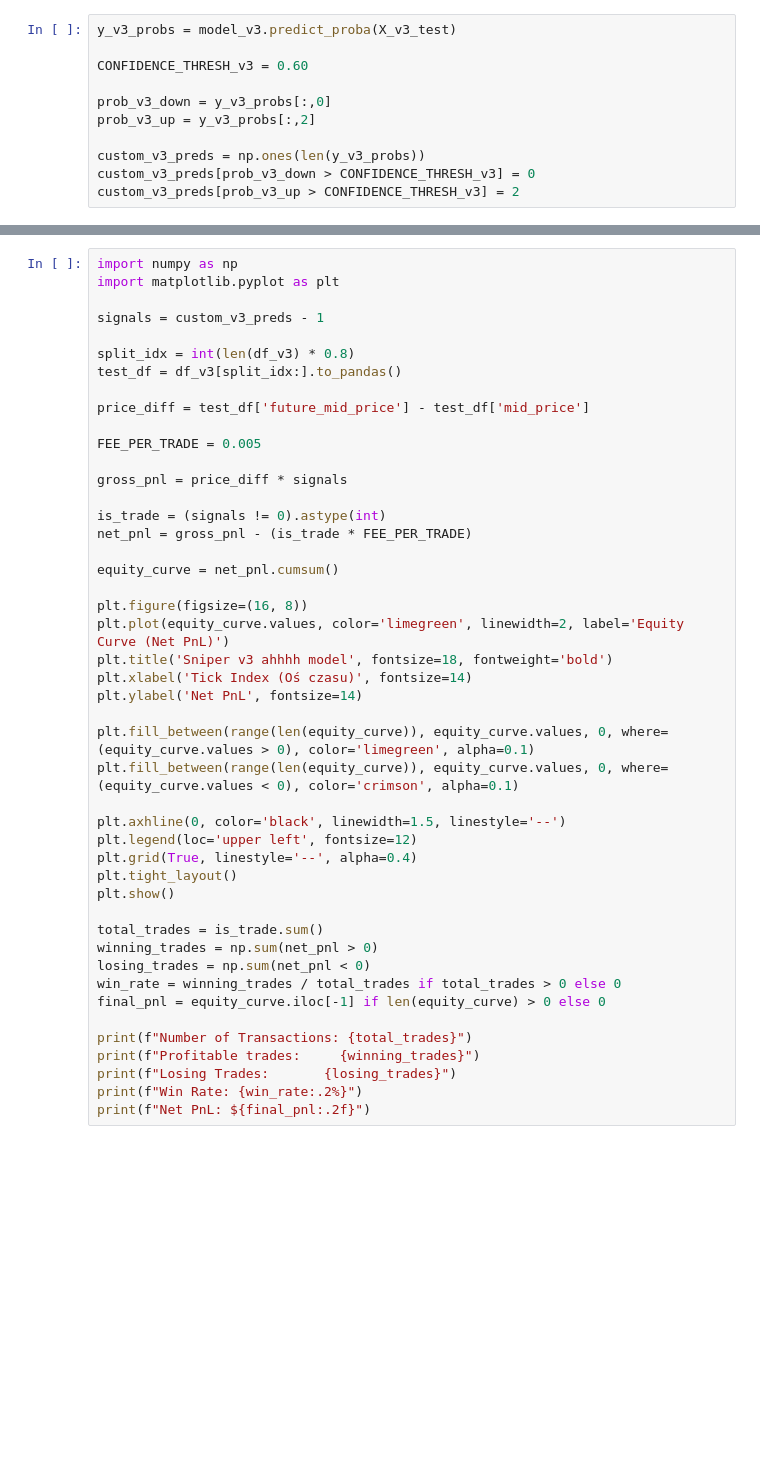
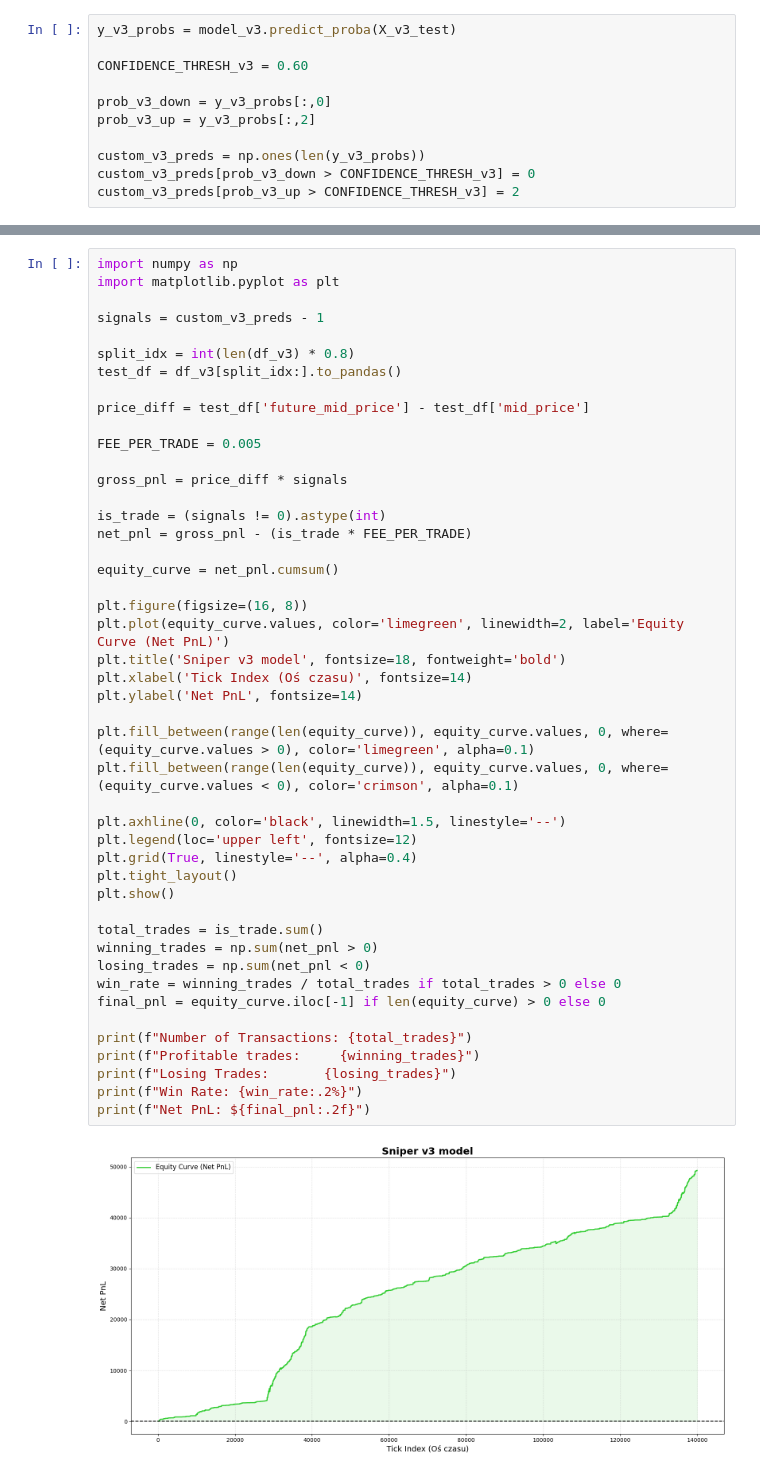
Before and after one commit to bartosz-wos/Low-Latency-Trading-Engine, a Jupyter notebook: ml/research.ipynb, the cells around one changed output, grey strips where cells are left out. Drawn from its saved outputs; the diff is of its cells as text; blank space fills up the shorter version.

```diff
--- a/ml/research.ipynb
+++ b/ml/research.ipynb
@@ -404,31 +549,33 @@ gross_pnl = price_diff * signals
 is_trade = (signals != 0).astype(int)
 net_pnl = gross_pnl - (is_trade * FEE_PER_TRADE)
 
 equity_curve = net_pnl.cumsum()
 
 plt.figure(figsize=(16, 8))
 plt.plot(equity_curve.values, color='limegreen', linewidth=2, label='Equity Curve (Net PnL)')
-plt.title('Sniper v3 ahhhh model', fontsize=18, fontweight='bold')
+plt.title('Sniper v3 model', fontsize=18, fontweight='bold')
 plt.xlabel('Tick Index (Oś czasu)', fontsize=14)
 plt.ylabel('Net PnL', fontsize=14)
 
 plt.fill_between(range(len(equity_curve)), equity_curve.values, 0, where=(equity_curve.values > 0), color='limegreen', alpha=0.1)
 plt.fill_between(range(len(equity_curve)), equity_curve.values, 0, where=(equity_curve.values < 0), color='crimson', alpha=0.1)
 
 plt.axhline(0, color='black', linewidth=1.5, linestyle='--')
 plt.legend(loc='upper left', fontsize=12)
 plt.grid(True, linestyle='--', alpha=0.4)
 plt.tight_layout()
 plt.show()
 
 total_trades = is_trade.sum()
 winning_trades = np.sum(net_pnl > 0)
 losing_trades = np.sum(net_pnl < 0)
 win_rate = winning_trades / total_trades if total_trades > 0 else 0
 final_pnl = equity_curve.iloc[-1] if len(equity_curve) > 0 else 0
 
 print(f"Number of Transactions: {total_trades}")
 print(f"Profitable trades:     {winning_trades}")
 print(f"Losing Trades:       {losing_trades}")
 print(f"Win Rate: {win_rate:.2%}")
 print(f"Net PnL: ${final_pnl:.2f}")
+# %% [output]
+[figure, added]
```
Also changed, not shown: parts of 31 cells of this notebook.
